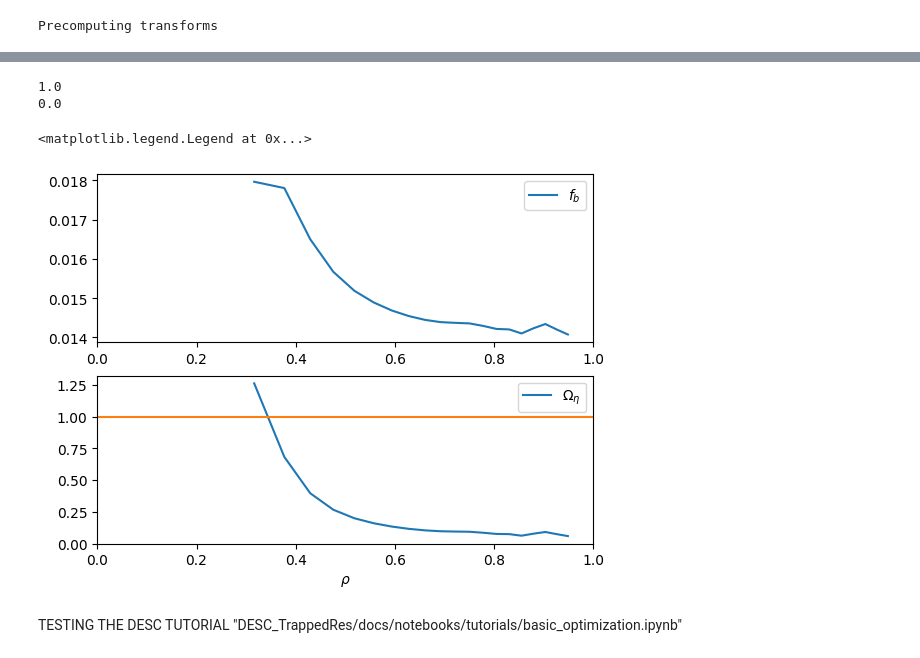
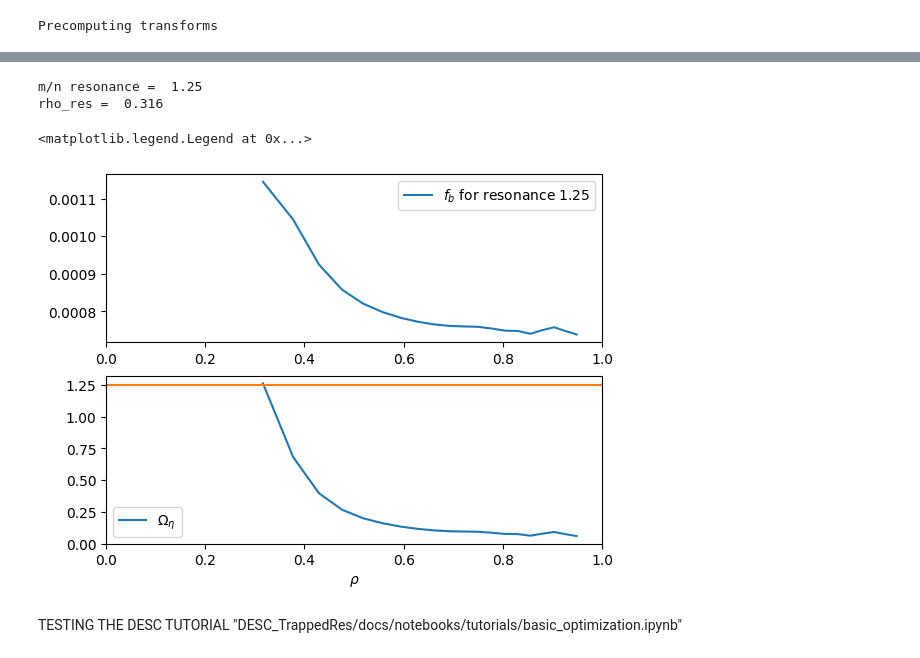
Before and after one commit to jlabbate15/DESC_TrappedRes, a Jupyter notebook: desc/ResonanceOpt/test.ipynb, the cells around one changed output, grey strips where cells are left out. Drawn from its saved outputs; the diff is of its cells as text; code cells hidden in the pictures.

```diff
--- a/desc/ResonanceOpt/test.ipynb
+++ b/desc/ResonanceOpt/test.ipynb
@@ -45,25 +64,25 @@ f_b = value['f_b_res'] # := (rho,Bcrit,well,res)
 # %%
-idx=1
-print(res_arr[idx])
-print(rhos_max[0,0,0,idx])
+idx=-16 # which resonance to consider
+print('m/n resonance = ',round(res_arr[idx],3))
+print('rho_res = ',round(rhos_max[0,0,0,idx],3))
 import matplotlib.pyplot as plt
 fig,ax=plt.subplots(2,1)
-ax[0].plot(rhos,f_b[:,0,0,idx],label=r'$f_b$')
+ax[0].plot(rhos,f_b[:,0,0,idx],label=r'$f_b$ for resonance '+str(round(res_arr[idx],3)))
 # ax.set_xlabel(r'$\rho$')
 ax[0].legend()
 ax[0].set_xlim([0,1])
 ax[1].set_xlim([0,1])
 
 # ax.set_ylabel(r'$\Omega_\eta$ or $f_b$')
 ax[1].plot(rhos,omega_arr[:,0,0],label=r'$\Omega_\eta$')
 ax[1].set_xlabel(r'$\rho$')
 ax[1].plot([0,1],[res_arr[idx],res_arr[idx]])
 ax[1].legend()
 # %% [output]
-1.0
-0.0
+m/n resonance =  1.25
+rho_res =  0.316
 <matplotlib.legend.Legend at 0x...>
-[figure, old version]
+[figure, new version]
 # %%
 # debug cell (restart kernel and run before running optimizer)
 import sys
```
Also changed, not shown: parts of 1 cell of this notebook, 1 other file.
